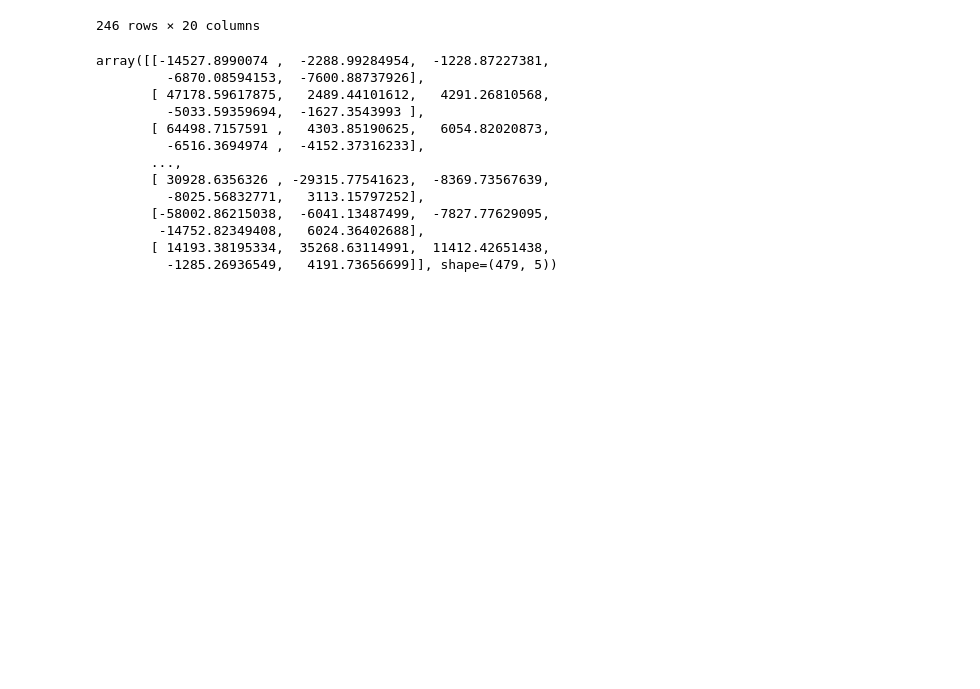
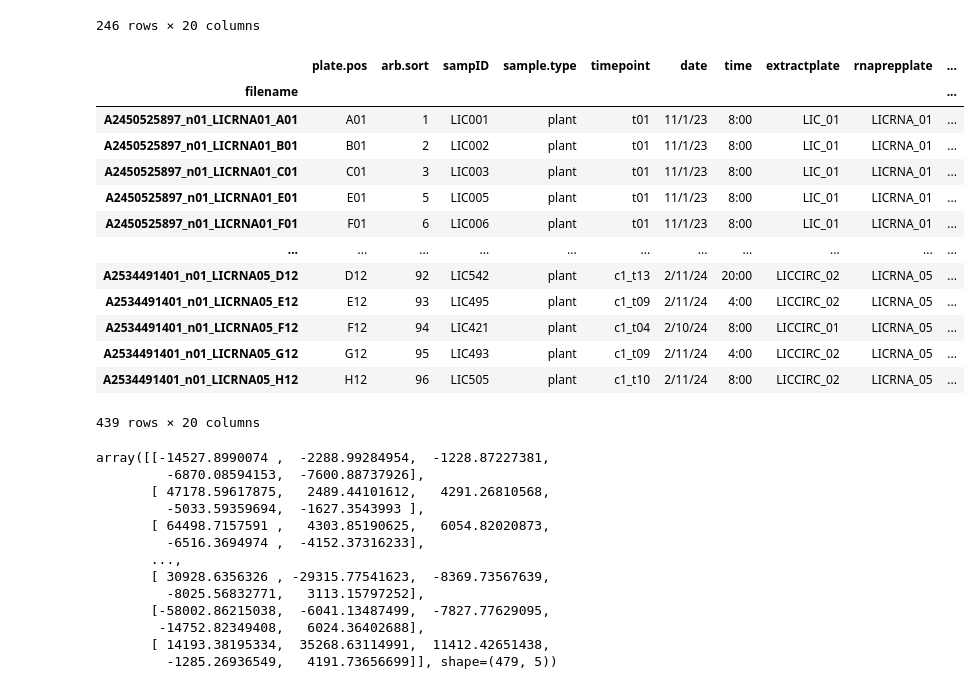
Before and after one commit to mikepassal/Outdoor_microbiome, a Jupyter notebook: Local_analysis/Build_expression_matrices_and_metadata/qc_and_pca_of_expression_plates_1_to_5_modified_pca.ipynb, the cells around one changed output. Drawn from its saved outputs; the diff is of its cells as text; code cells hidden in the pictures; blank space fills up the shorter version.

```diff
--- a/Local_analysis/Build_expression_matrices_and_metadata/qc_and_pca_of_expression_plates_1_to_5_modified_pca.ipynb
+++ b/Local_analysis/Build_expression_matrices_and_metadata/qc_and_pca_of_expression_plates_1_to_5_modified_pca.ipynb
@@ -191,6 +162,23 @@ full_meta_data.loc[full_meta_data["Experiment Type"] == "Long Term"]
 | B250508004_n01_LICRNA03_H03 | H03 | 24 | LIC356 | plant | t16 | 1/30/24 | 8:00 | LIC_04 | LICRNA_03 | ... |
 | B250508004_n01_LICRNA03_H04 | H04 | 32 | LIC368 | plant | t08 | 12/5/23 | 8:00 | LIC_04 | LICRNA_03 | ... |
 246 rows × 20 columns
+# %%
+trimmed_metadata
+# %% [output]
+|  | plate.pos | arb.sort | sampID | sample.type | timepoint | date | time | extractplate | rnaprepplate | ... |
+| filename |  |  |  |  |  |  |  |  |  | ... |
+| A2450525897_n01_LICRNA01_A01 | A01 | 1 | LIC001 | plant | t01 | 11/1/23 | 8:00 | LIC_01 | LICRNA_01 | ... |
+| A2450525897_n01_LICRNA01_B01 | B01 | 2 | LIC002 | plant | t01 | 11/1/23 | 8:00 | LIC_01 | LICRNA_01 | ... |
+| A2450525897_n01_LICRNA01_C01 | C01 | 3 | LIC003 | plant | t01 | 11/1/23 | 8:00 | LIC_01 | LICRNA_01 | ... |
+| A2450525897_n01_LICRNA01_E01 | E01 | 5 | LIC005 | plant | t01 | 11/1/23 | 8:00 | LIC_01 | LICRNA_01 | ... |
+| A2450525897_n01_LICRNA01_F01 | F01 | 6 | LIC006 | plant | t01 | 11/1/23 | 8:00 | LIC_01 | LICRNA_01 | ... |
+| ... | ... | ... | ... | ... | ... | ... | ... | ... | ... | ... |
+| A2534491401_n01_LICRNA05_D12 | D12 | 92 | LIC542 | plant | c1_t13 | 2/11/24 | 20:00 | LICCIRC_02 | LICRNA_05 | ... |
+| A2534491401_n01_LICRNA05_E12 | E12 | 93 | LIC495 | plant | c1_t09 | 2/11/24 | 4:00 | LICCIRC_02 | LICRNA_05 | ... |
+| A2534491401_n01_LICRNA05_F12 | F12 | 94 | LIC421 | plant | c1_t04 | 2/10/24 | 8:00 | LICCIRC_01 | LICRNA_05 | ... |
+| A2534491401_n01_LICRNA05_G12 | G12 | 95 | LIC493 | plant | c1_t09 | 2/11/24 | 4:00 | LICCIRC_02 | LICRNA_05 | ... |
+| A2534491401_n01_LICRNA05_H12 | H12 | 96 | LIC505 | plant | c1_t10 | 2/11/24 | 8:00 | LICCIRC_02 | LICRNA_05 | ... |
+439 rows × 20 columns
 # %%
 pca
 # %% [output]
```
Also changed, not shown: parts of 10 cells of this notebook, 2 other files.
